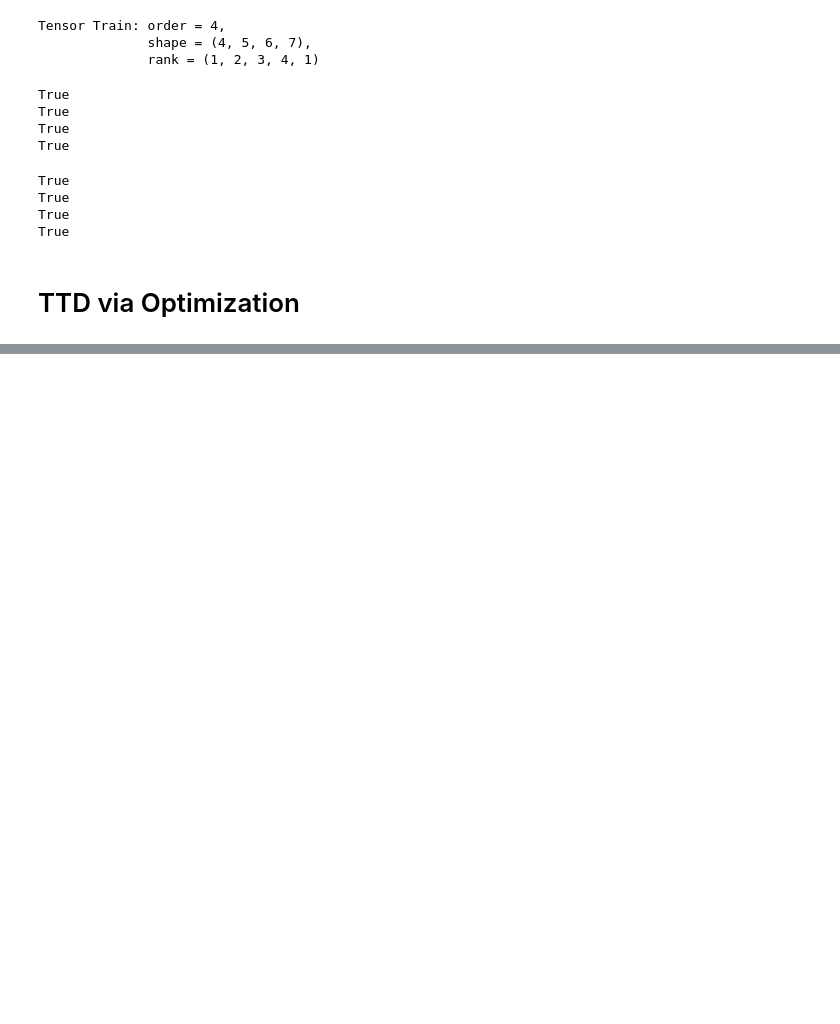
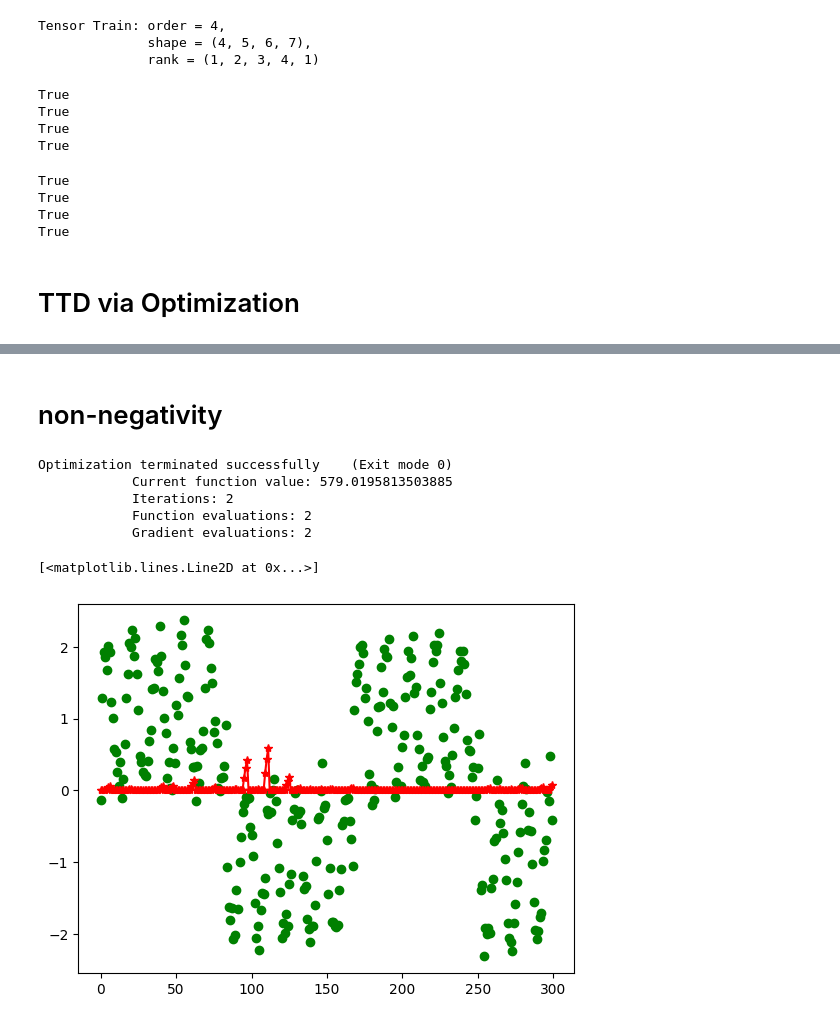
Before and after one commit to ShakirSofi/tensor_train_algorithms, a Jupyter notebook: Tensor_Train_Decomposition.ipynb, the cells around one changed output, grey strips where cells are left out. Saved outputs shown, nothing was run; the diff lists cells and outputs as text; code cells hidden in the pictures; blank space fills up the shorter version.

Commit message:
added SciPy optimization example

```diff
--- a/Tensor_Train_Decomposition.ipynb
+++ b/Tensor_Train_Decomposition.ipynb
@@ -246,0 +305,24 @@ plt.plot(TTDf.reshape(-1,1)[:k])
+# %% [markdown]
+# non-negativity
+# %%
+bounds = [(0, None)] * flat_params.size  # Non-negativity bounds for all parameters
+
+result = minimize(wrapped_loss, flat_params, method='SLSQP', jac=gradient_fun, bounds=bounds,
+                  options={'maxiter': max_iterations, 'disp': True})
+
+flat_params_optimized_nng = result.x
+split_indices = np.cumsum([cr.size for cr in cores_init])[:-1]
+cores_h_nng = np.split(flat_params_optimized_nng, split_indices)
+cores_h_nng = [p.reshape(cr.shape) for p, cr in zip(cores_h_nng, cores_init)]
+ths = cores2ten(cores_h_nng)
+k = 300
+plt.plot(tensor.reshape(-1,1)[:k], 'go')
+plt.plot(ths.reshape(-1,1)[:k], 'r*-')
+# %% [output]
+Optimization terminated successfully    (Exit mode 0)
+            Current function value: 579.0195813503885
+            Iterations: 2
+            Function evaluations: 2
+            Gradient evaluations: 2
+[<matplotlib.lines.Line2D at 0x...>]
+[figure, added]
```
Also changed, not shown: parts of 11 cells of this notebook.
